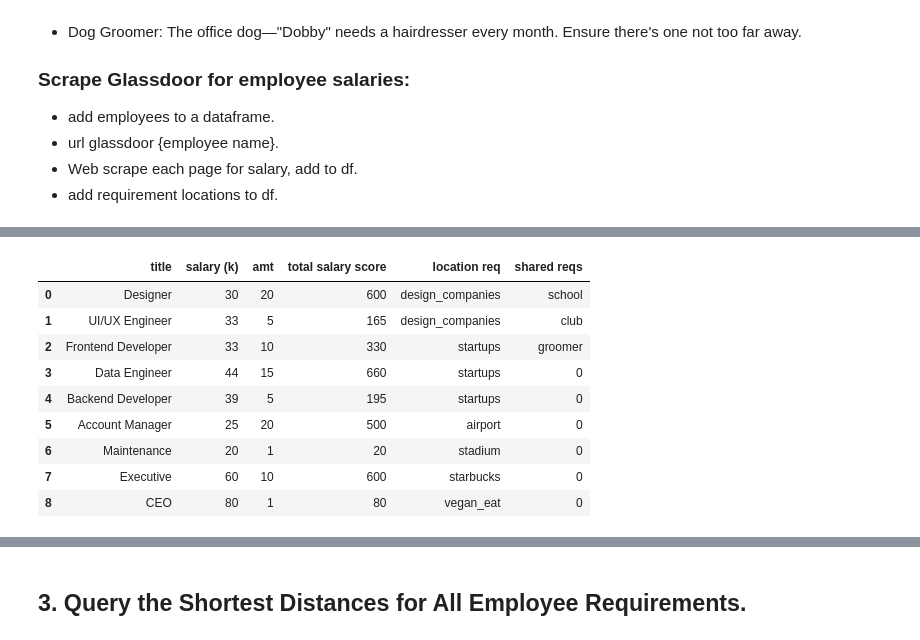
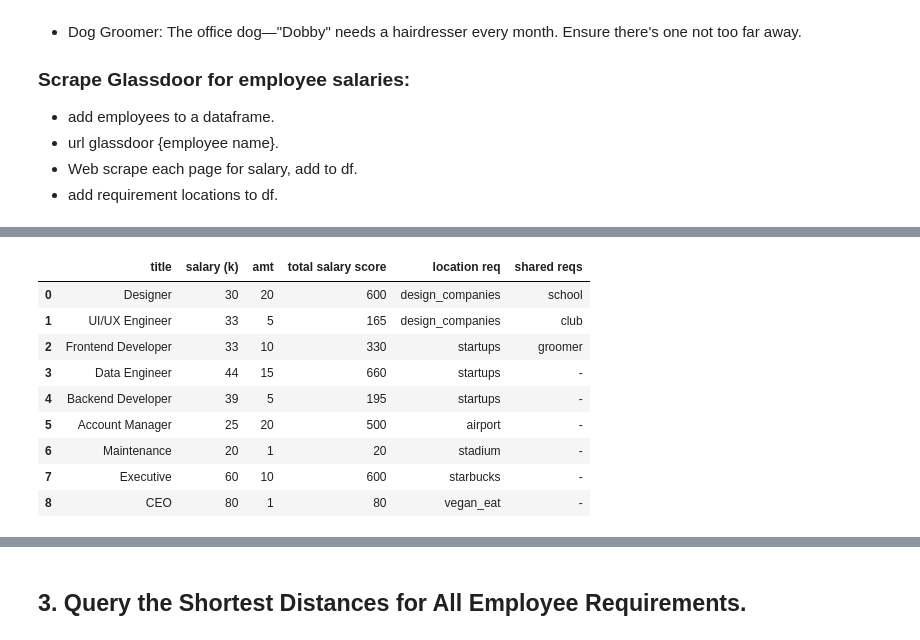
Before and after one commit to VeniceHartwell/project-3-geo, a Jupyter notebook: Analysis.ipynb, the cells around one changed output, grey strips where cells are left out. Saved outputs shown, nothing was run; the diff lists cells and outputs as text; code cells hidden in the pictures.

```diff
--- a/Analysis.ipynb
+++ b/Analysis.ipynb
@@ -54,30 +59,30 @@ import pandas as pd
 # %%
 # outline all information to turn into a dataframe
 title = ['Designer', 'UI/UX Engineer', 'Frontend Developer', 'Data Engineer', 'Backend Developer', 'Account Manager', 'Maintenance', 'Executive', 'CEO']
-salary_k = [30, 33, 33, 44, 39, 25, 20, 60, 80] # Checked on glassdoor. EXTRA: parse through glassdoor to maintain an up-to-date list of employee salaries
+salary_k = [30, 33, 33, 44, 39, 25, 20, 60, 80] # Checked on glassdoor.
 amt = [20, 5, 10, 15, 5, 20, 1, 10, 1]
 total_salary_score = []
 location_req = ['design_companies', 'design_companies', 'startups', 'startups', 'startups', 'airport', 'stadium', 'starbucks', 'vegan_eat']
-shared_reqs = ['school', 'club', 'groomer', 0,0,0,0,0,0] # CLEAN: Turn 0 values into null values or skip this row.
+shared_reqs = ['school', 'club', 'groomer', '-','-','-','-','-','-']
 
 # add salary score to dataframe-to-be
 for i in range(len(title)):
     total_salary_score.append(salary_k[i]*amt[i])
 
 # Dataframe structure: employee_title, employee_salary, employees_amt, total_score, location_req
 to_df = {'title':title, 'salary (k)':salary_k, 'amt':amt, 'total salary score':total_salary_score, 'location req':location_req, 'shared reqs':shared_reqs}
 df = pd.DataFrame.from_dict(to_df)
 
 # visualize dataframe and decide on rankings
 df
 # %% [output]
 |  | title | salary (k) | amt | total salary score | location req | shared reqs |
 | 0 | Designer | 30 | 20 | 600 | design_companies | school |
 | 1 | UI/UX Engineer | 33 | 5 | 165 | design_companies | club |
 | 2 | Frontend Developer | 33 | 10 | 330 | startups | groomer |
-| 3 | Data Engineer | 44 | 15 | 660 | startups | 0 |
-| 4 | Backend Developer | 39 | 5 | 195 | startups | 0 |
-| 5 | Account Manager | 25 | 20 | 500 | airport | 0 |
-| 6 | Maintenance | 20 | 1 | 20 | stadium | 0 |
-| 7 | Executive | 60 | 10 | 600 | starbucks | 0 |
-| 8 | CEO | 80 | 1 | 80 | vegan_eat | 0 |
+| 3 | Data Engineer | 44 | 15 | 660 | startups | - |
+| 4 | Backend Developer | 39 | 5 | 195 | startups | - |
+| 5 | Account Manager | 25 | 20 | 500 | airport | - |
+| 6 | Maintenance | 20 | 1 | 20 | stadium | - |
+| 7 | Executive | 60 | 10 | 600 | starbucks | - |
+| 8 | CEO | 80 | 1 | 80 | vegan_eat | - |
```
Also changed, not shown: parts of 46 cells of this notebook, 7 other files.
